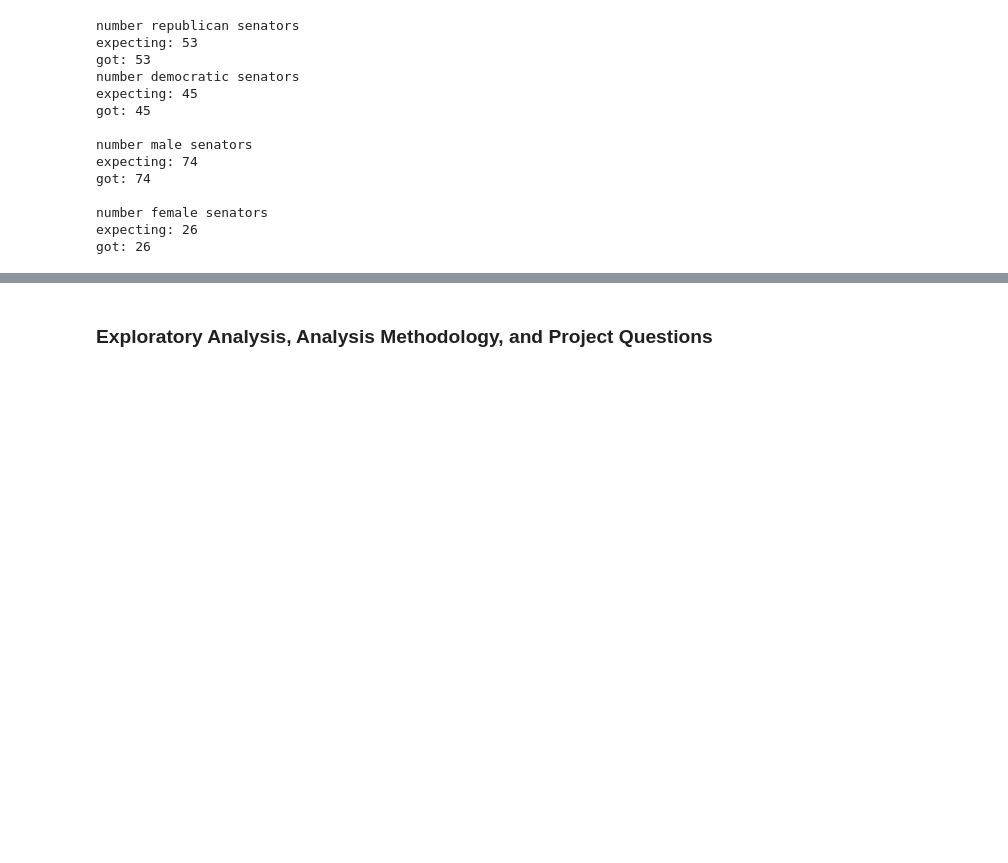
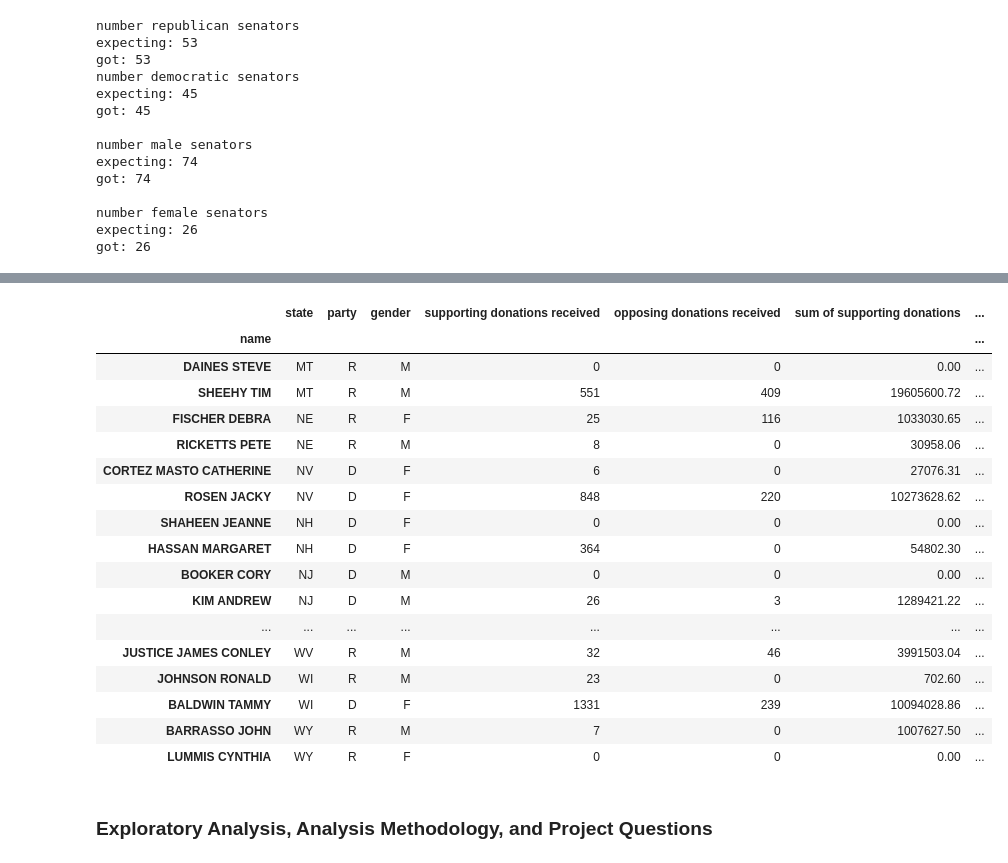
Before and after one commit to magicdracon/Data-Science-Final-Project, a Jupyter notebook: main.ipynb, the cells around one changed output, grey strips where cells are left out. Cells and saved outputs as stored; diff of their text form; code cells hidden in the pictures; blank space fills up the shorter version.

```diff
--- a/main.ipynb
+++ b/main.ipynb
@@ -454,3 +442,49 @@ current_senators_df.head()
+# %%
+current_senators_df["median supporting donation size"] = 0.00
+current_senators_df["median opposing donation size"] = 0.00
+# %%
+# calculate mean donation sizes
+def median_donation_size(candidate, support_oppose):
+    new_df = expendituresDataFrame[expendituresDataFrame["cand_name_clean"] == candidate]
+    new_df = new_df[new_df["sup_opp"] == support_oppose]
+    if len(new_df) <= 1:
+        return 0.00
+    new_df = new_df.reset_index()
+    donations = []
+    for index in range(len(new_df)):
+        donations.append(new_df.loc[index, "exp_amo"])
+    median_size = np.median(donations)
+    return median_size
+
+for senator in current_senators_df.index:
+    current_senators_df.loc[senator, "median supporting donation size"] = median_donation_size(senator, "S")
+    current_senators_df.loc[senator, "median opposing donation size"] = median_donation_size(senator, "O")
+
+
+# print("TUBERVILLE - supporting median: expecting 43.475, got", median_donation_size("TUBERVILLE THOMAS", "S"))
+# print("TUBERVILLE - opposing median: expecting 5000, got", median_donation_size("TUBERVILLE THOMAS", "O"))
+# print("FETTERMAN - opposing median: expecting 0, got", median_donation_size("FETTERMAN JOHN", "O"))
+
+current_senators_df.tail(50)
+# %% [output]
+|  | state | party | gender | supporting donations received | opposing donations received | sum of supporting donations | ... |
+| name |  |  |  |  |  |  | ... |
+| DAINES STEVE | MT | R | M | 0 | 0 | 0.00 | ... |
+| SHEEHY TIM | MT | R | M | 551 | 409 | 19605600.72 | ... |
+| FISCHER DEBRA | NE | R | F | 25 | 116 | 1033030.65 | ... |
+| RICKETTS PETE | NE | R | M | 8 | 0 | 30958.06 | ... |
+| CORTEZ MASTO CATHERINE | NV | D | F | 6 | 0 | 27076.31 | ... |
+| ROSEN JACKY | NV | D | F | 848 | 220 | 10273628.62 | ... |
+| SHAHEEN JEANNE | NH | D | F | 0 | 0 | 0.00 | ... |
+| HASSAN MARGARET | NH | D | F | 364 | 0 | 54802.30 | ... |
+| BOOKER CORY | NJ | D | M | 0 | 0 | 0.00 | ... |
+| KIM ANDREW | NJ | D | M | 26 | 3 | 1289421.22 | ... |
+| ... | ... | ... | ... | ... | ... | ... | ... |
+| JUSTICE JAMES CONLEY | WV | R | M | 32 | 46 | 3991503.04 | ... |
+| JOHNSON RONALD | WI | R | M | 23 | 0 | 702.60 | ... |
+| BALDWIN TAMMY | WI | D | F | 1331 | 239 | 10094028.86 | ... |
+| BARRASSO JOHN | WY | R | M | 7 | 0 | 1007627.50 | ... |
+| LUMMIS CYNTHIA | WY | R | F | 0 | 0 | 0.00 | ... |
 # %% [markdown]
 ### Exploratory Analysis, Analysis Methodology, and Project Questions
 # %% [markdown]
```
Also changed, not shown: parts of 2 cells of this notebook.
